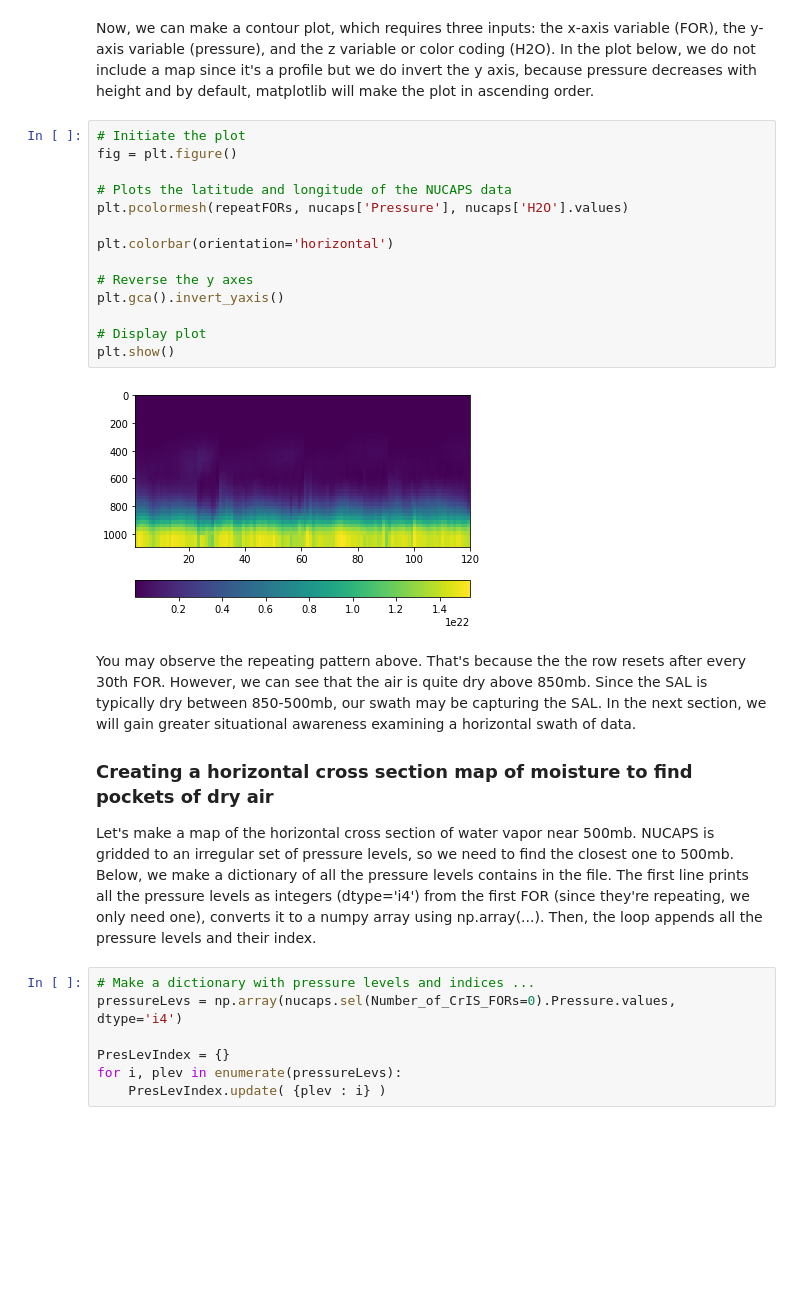
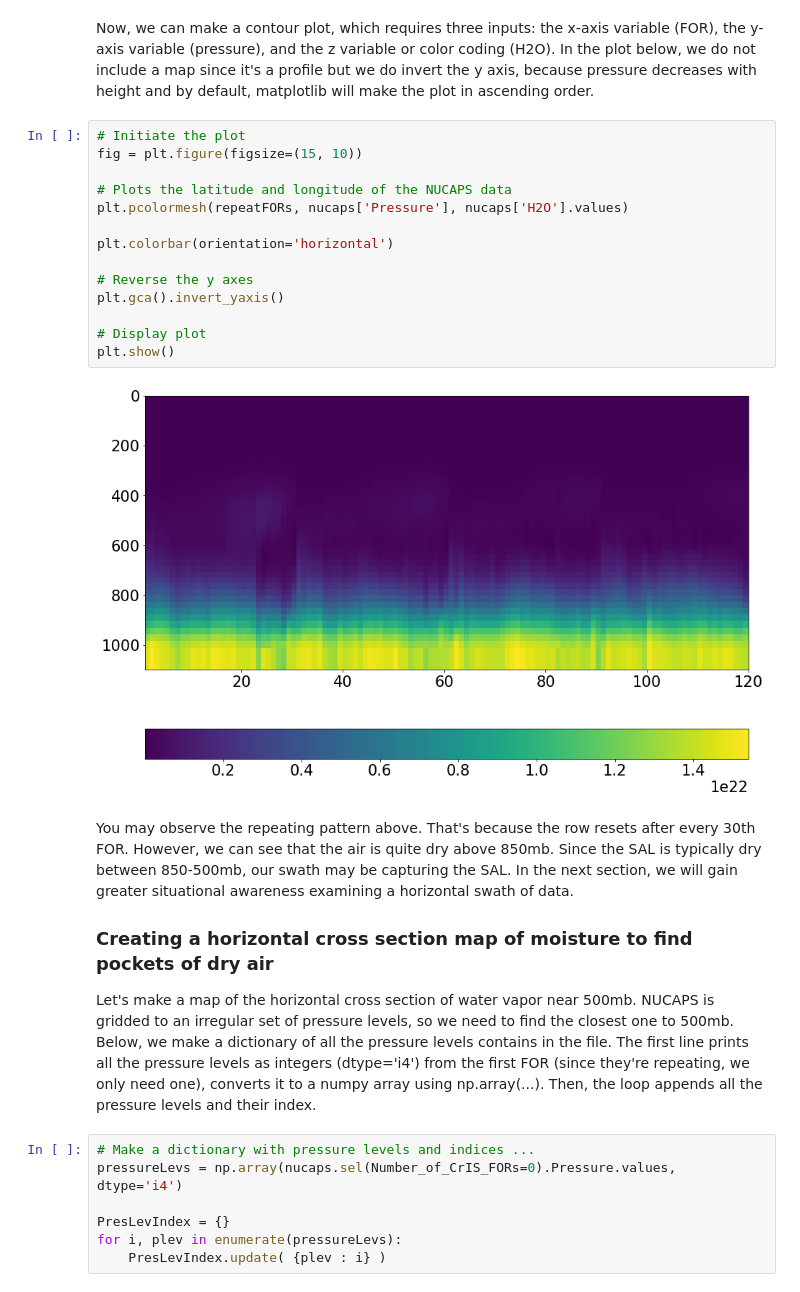
Before and after one commit to resmaili/nucaps-sal, a Jupyter notebook: JSC_SAL_tutorial.ipynb, the cells around one changed output. Cells and saved outputs as stored; diff of their text form; blank space fills up the shorter version.

```diff
--- a/JSC_SAL_tutorial.ipynb
+++ b/JSC_SAL_tutorial.ipynb
@@ -148,22 +148,22 @@ array([[  1.,   1.,   1., ...,   1.,   1.,   1.],
 Now, we can make a contour plot, which requires three inputs: the x-axis variable (FOR), the y-axis variable (pressure), and the z variable or color coding (H2O). In the plot below, we do not include a map since it's a profile but we do invert the y axis, because pressure decreases with height and by default, matplotlib will make the plot in ascending order.
 # %%
 # Initiate the plot
-fig = plt.figure()
+fig = plt.figure(figsize=(15, 10))
 
 # Plots the latitude and longitude of the NUCAPS data
 plt.pcolormesh(repeatFORs, nucaps['Pressure'], nucaps['H2O'].values)
 
 plt.colorbar(orientation='horizontal')
 
 # Reverse the y axes
 plt.gca().invert_yaxis()
 
 # Display plot
 plt.show()
 # %% [output]
-[figure, old version]
+[figure, new version]
 # %% [markdown]
-You may observe the repeating pattern above. That's because the the row resets after every 30th FOR. However, we can  see that the air is quite dry above 850mb. Since the SAL is typically dry between 850-500mb, our swath may be capturing the SAL.  In the next section, we will gain greater situational awareness examining a horizontal swath of data.
+You may observe the repeating pattern above. That's because the row resets after every 30th FOR. However, we can  see that the air is quite dry above 850mb. Since the SAL is typically dry between 850-500mb, our swath may be capturing the SAL.  In the next section, we will gain greater situational awareness examining a horizontal swath of data.
 
 ### Creating a horizontal cross section map of moisture to find pockets of dry air
 
```
Also changed, not shown: parts of 4 cells of this notebook, 3 other files.
